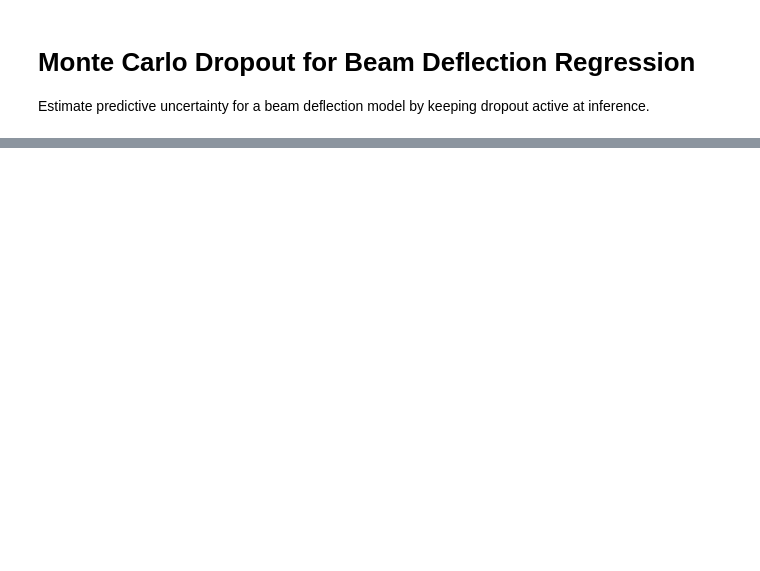
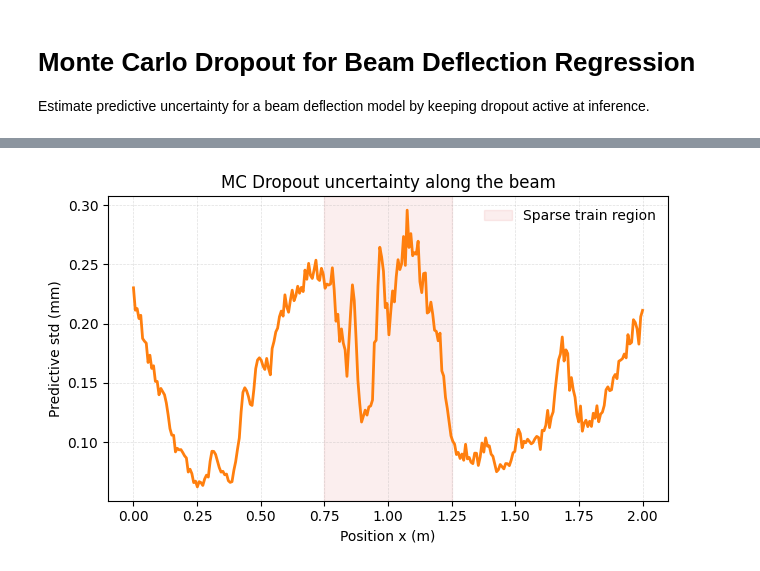
Before and after one commit to Vispikarkaria/Deep-UQ, a Jupyter notebook: notebooks/MC_Dropout_Tutorial.ipynb, the cells around one changed output, grey strips where cells are left out. Saved outputs shown, nothing was run; the diff lists cells and outputs as text; code cells hidden in the pictures; blank space fills up the shorter version.

```diff
--- a/notebooks/MC_Dropout_Tutorial.ipynb
+++ b/notebooks/MC_Dropout_Tutorial.ipynb
@@ -123,9 +288,18 @@ plt.show()
 # %%
-plt.figure(figsize=(6, 4))
-plt.plot(x_grid.numpy(), std.numpy(), color='tab:orange')
+# ----------------------------------------------------------------------------
+# Uncertainty profile plot
+# - Visualize predictive std as a function of x.
+# - Useful for checking whether uncertainty increases in sparse/complex regions.
+# ----------------------------------------------------------------------------
+plt.figure(figsize=(6.5, 4))
+plt.plot(x_grid.numpy(), std.numpy(), color='tab:orange', linewidth=2)
+plt.axvspan(0.75, 1.25, color='tab:red', alpha=0.08, label='Sparse train region')
 plt.xlabel('Position x (m)')
 plt.ylabel('Predictive std (mm)')
 plt.title('MC Dropout uncertainty along the beam')
 plt.grid(True, linestyle='--', linewidth=0.5, alpha=0.4)
+plt.legend(frameon=False)
 plt.tight_layout()
 plt.show()
+# %% [output]
+[figure, added]
```
Also changed, not shown: parts of 15 cells of this notebook, 2 other files.
